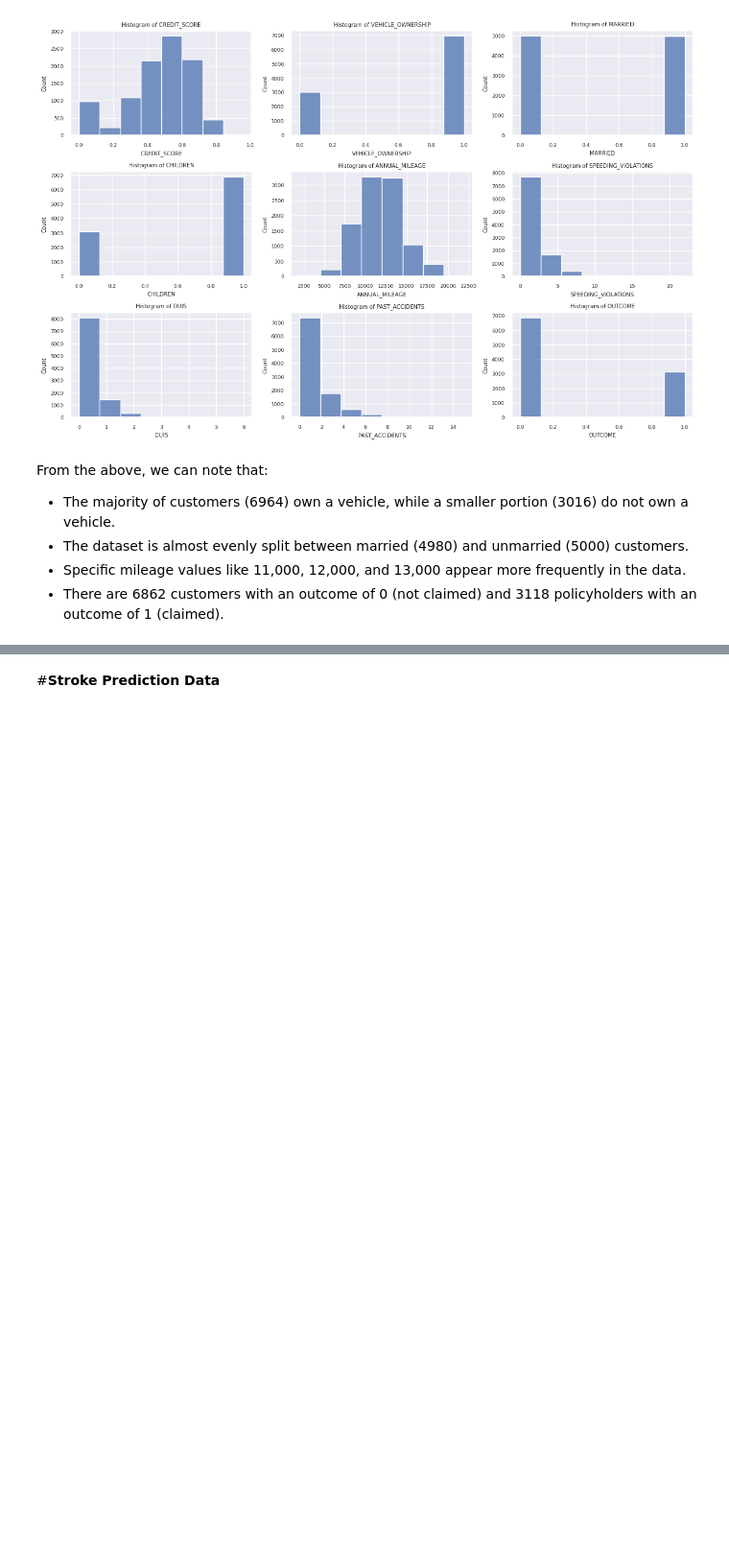
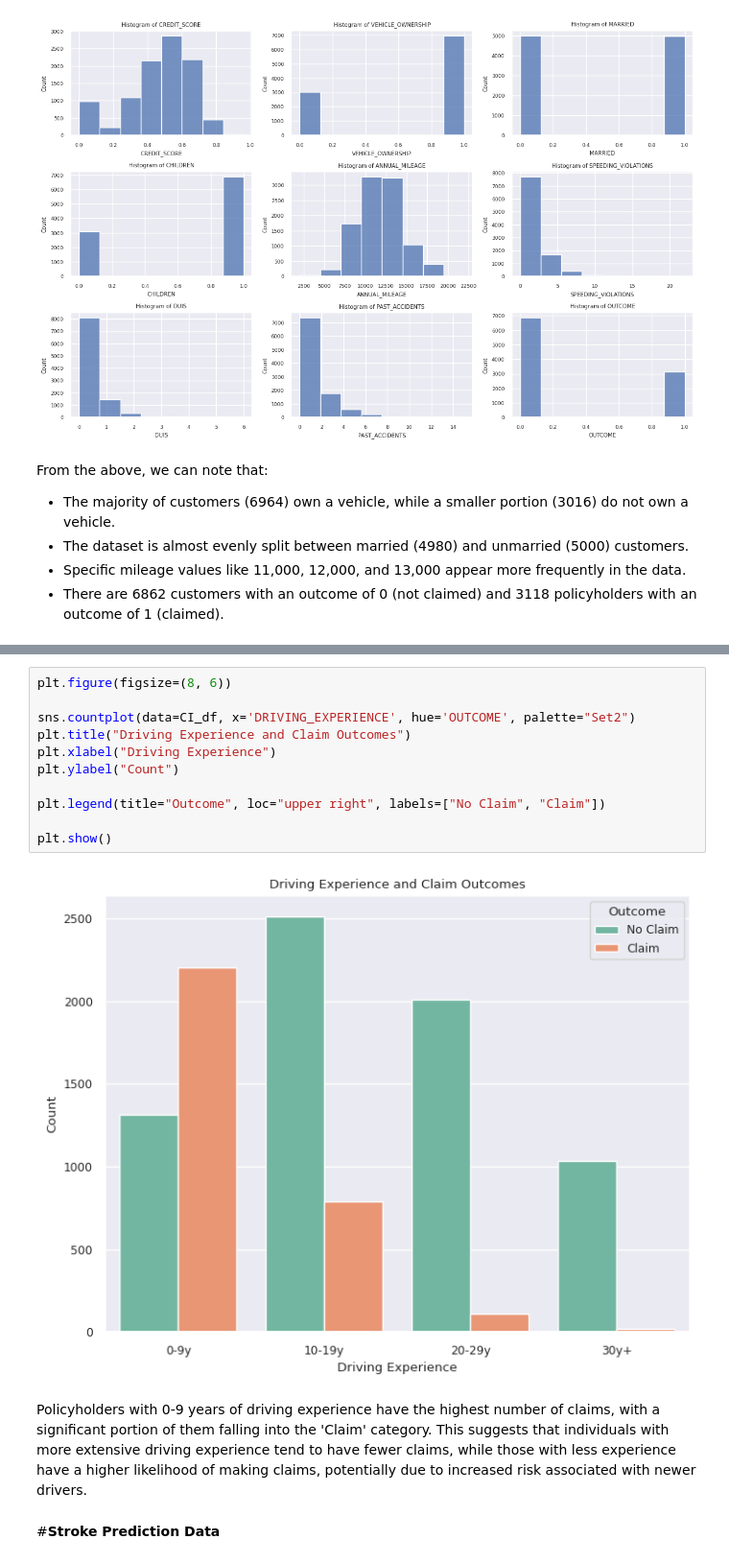
Before and after one commit to LeratoMatlala1/Car-Insurance-Claims-Classification, a Jupyter notebook: Project_2.ipynb, the cells around one changed output, grey strips where cells are left out. Shown at 96% size. Cells and saved outputs as stored; diff of their text form; blank space fills up the shorter version.

```diff
--- a/Project_2.ipynb
+++ b/Project_2.ipynb
@@ -300,3 +368,18 @@ From the above, we can note that:
+# %%
+plt.figure(figsize=(8, 6))
+
+sns.countplot(data=CI_df, x='DRIVING_EXPERIENCE', hue='OUTCOME', palette="Set2")
+plt.title("Driving Experience and Claim Outcomes")
+plt.xlabel("Driving Experience")
+plt.ylabel("Count")
+
+plt.legend(title="Outcome", loc="upper right", labels=["No Claim", "Claim"])
+
+plt.show()
+# %% [output]
+[figure, added]
+# %% [markdown]
+Policyholders with 0-9 years of driving experience have the highest number of claims, with a significant portion of them falling into the 'Claim' category. This suggests that individuals with more extensive driving experience tend to have fewer claims, while those with less experience have a higher likelihood of making claims, potentially due to increased risk associated with newer drivers.
 # %% [markdown]
 #**Stroke Prediction Data**
 # %% [markdown]
```
Also changed, not shown: parts of 11 cells of this notebook.
